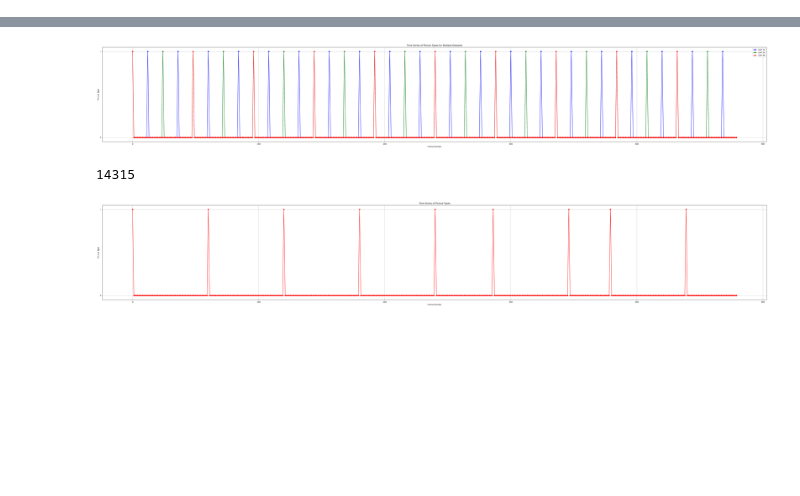
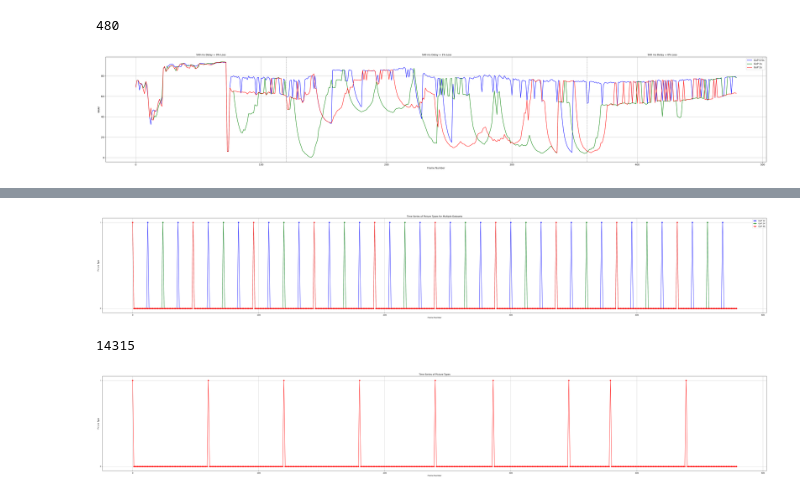
Before and after one commit to LasseWinkel/moq-dash-data, a Jupyter notebook: moq_quality/vmaf.ipynb, the cells around one changed output, grey strips where cells are left out. Cells and saved outputs as stored; diff of their text form; code cells hidden in the pictures; blank space fills up the shorter version.

```diff
--- a/moq_quality/vmaf.ipynb
+++ b/moq_quality/vmaf.ipynb
@@ -7,37 +7,55 @@ SCOPE = 480
 # %%
 # Function to load VMAF data from a file
 def load_vmaf_data(file_path):
     with open(file_path, 'r') as file:
         data = json.load(file)
     frame_nums = [frame['frameNum'] for frame in data['frames']]
     vmaf_scores = [frame['metrics']['vmaf'] for frame in data['frames']]
     return frame_nums, vmaf_scores
 
 def calculate_vmaf():
     # File paths for the three JSON files
-    file_paths = ['idle_output_12.json',
-                'idle_output_24.json',
-                'idle_output_48.json']
+    file_paths = ['packet_loss_output_12.json',
+                'packet_loss_output_24.json',
+                'packet_loss_output_48.json']
 
     # Load the VMAF data from each file
     vmaf_data = [load_vmaf_data(file_path) for file_path in file_paths]
     print(len(vmaf_data[0][0]))
 
     # Plot the VMAF scores
     plt.figure(figsize=FIGSIZE, dpi=DPI)
     colors = ['b', 'g', 'r']
-    labels = ['GoP 12', 'GoP 24', 'GoP 48']
+    labels = ['GoP 0.5s', 'GoP 1s', 'GoP 2s']
 
     for i, (frame_nums, vmaf_scores) in enumerate(vmaf_data):
         plt.plot(frame_nums[:SCOPE], vmaf_scores[:SCOPE],  linestyle='-', color=colors[i], label=labels[i])
+
+    # Add background text
+    plt.axvline(x=120, color='grey', linestyle='--', linewidth=1)
+    plt.axvline(x=360, color='grey', linestyle='--', linewidth=1)
+    plt.text(60, max(max(vmaf_scores) for _, vmaf_scores in vmaf_data) * 1.06, '500 ms Delay + 0% Loss',
+             horizontalalignment='center', verticalalignment='bottom', color='black', fontsize=10,
+             bbox=dict(facecolor='white', alpha=0.5, edgecolor='none'))
+    plt.text(240, max(max(vmaf_scores) for _, vmaf_scores in vmaf_data) * 1.06, '500 ms Delay + 1% Loss',
+             horizontalalignment='center', verticalalignment='bottom', color='black', fontsize=10,
+             bbox=dict(facecolor='white', alpha=0.5, edgecolor='none'))
+    plt.text(420, max(max(vmaf_scores) for _, vmaf_scores in vmaf_data) * 1.06, '500 ms Delay + 0% Loss',
+             horizontalalignment='center', verticalalignment='bottom', color='black', fontsize=10,
+             bbox=dict(facecolor='white', alpha=0.5, edgecolor='none'))
 
     # plt.title('VMAF across Frames for Different Outputs')
     plt.xlabel('Frame Number')
     plt.ylabel('VMAF')
     plt.legend()
     plt.grid(True)
 
     plt.savefig(f'plots/dynamic-packet-loss-vmaf-over-time.pdf', bbox_inches='tight')
+
+calculate_vmaf()
+# %% [output]
+480
+[figure, added]
 # %%
 # Function to read JSON data from a file
 def read_json_from_file(file_path):
```
Also changed, not shown: parts of 2 cells of this notebook, 20 other files.
